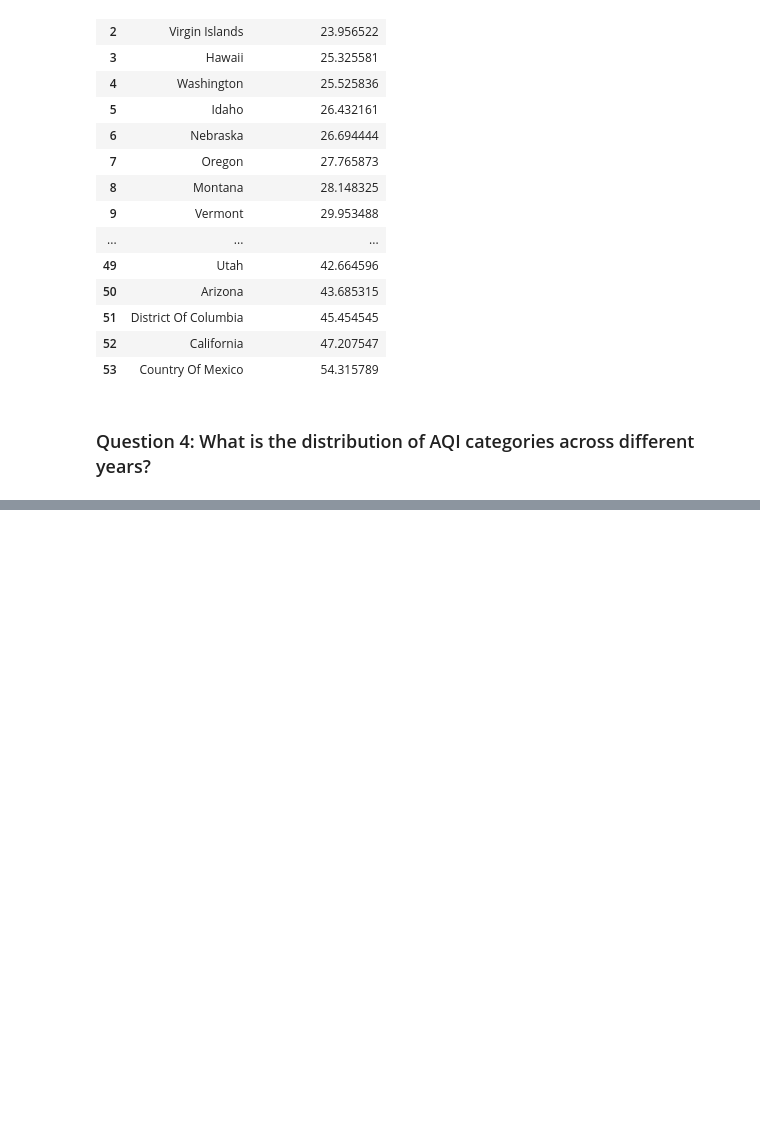
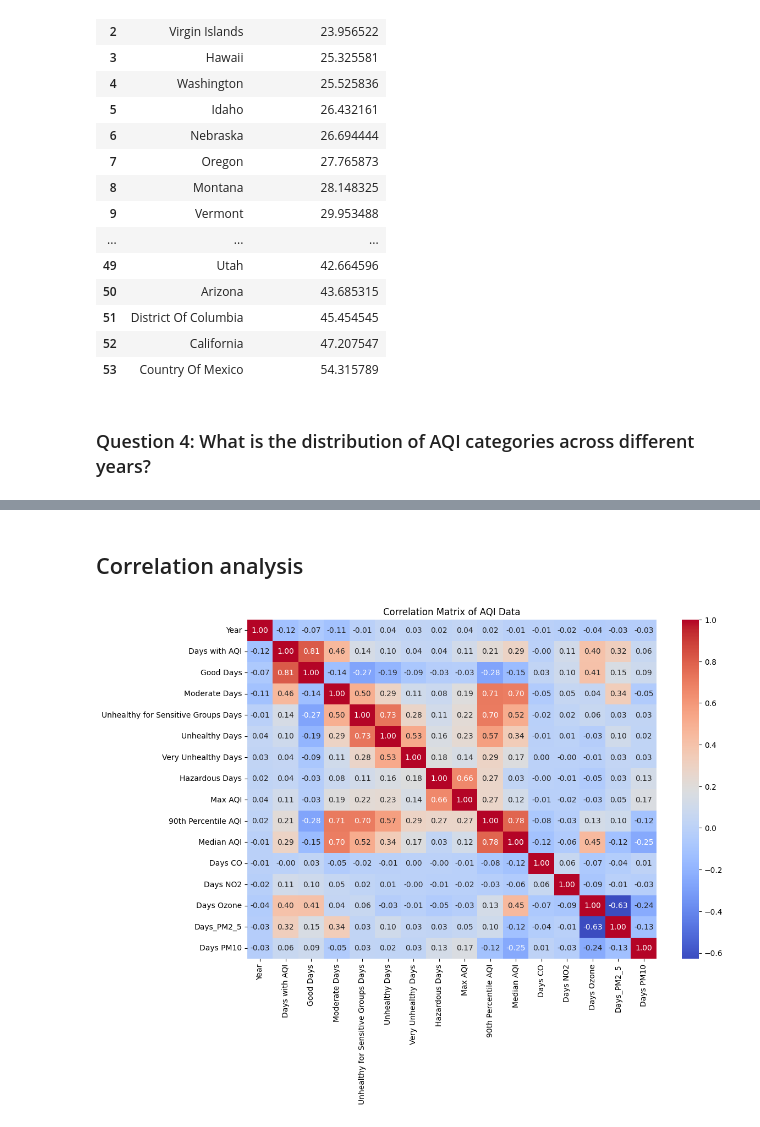
Before and after one commit to HieuVuong001/AQI_analysis, a Jupyter notebook: ProjectCode_CMPE255.ipynb, the cells around one changed output, grey strips where cells are left out. Saved outputs shown, nothing was run; the diff lists cells and outputs as text; code cells hidden in the pictures; blank space fills up the shorter version.

```diff
--- a/ProjectCode_CMPE255.ipynb
+++ b/ProjectCode_CMPE255.ipynb
@@ -619,0 +701,21 @@ fig.show()
+# %%
+# Sort the 'Cluster' column
+annual_aqi_by_county_df = annual_aqi_by_county_df.sort_values('Cluster')
+
+# Creating a dictionary to hold the results
+cluster_dict = {'Cluster': [], 'Counties': [], 'States': []}
+
+# Looping over each cluster to get unique counties and states
+for cluster_num in annual_aqi_by_county_df['Cluster'].unique():
+    cluster_data = annual_aqi_by_county_df[annual_aqi_by_county_df['Cluster'] == cluster_num]
+    unique_counties = list(cluster_data['County'].unique())
+    unique_states = list(cluster_data['State'].unique())
+
+    # Appending the results to the dictionary
+    cluster_dict['Cluster'].append(cluster_num)
+    cluster_dict['Counties'].append(unique_counties)
+    cluster_dict['States'].append(unique_states)
+
+# Converting the dictionary to a DataFrame for a nicer display
+cluster_summary_df = pd.DataFrame(cluster_dict)
+cluster_summary_df
@@ -619,0 +768,16 @@ fig.show()
+# %% [markdown]
+## Correlation analysis
+# %%
+# Select only numeric columns for correlation calculation
+annual_aqi_by_county_numeric_df = annual_aqi_by_county_df.select_dtypes(include=[np.number])
+
+# Calculate the correlation matrix
+correlation_matrix = annual_aqi_by_county_numeric_df.corr()
+
+# Plot a heatmap
+plt.figure(figsize=(12, 8))
+sns.heatmap(correlation_matrix, annot=True, cmap='coolwarm', fmt=".2f")
+plt.title('Correlation Matrix of AQI Data')
+plt.show()
+# %% [output]
+[figure, added]
```
Also changed, not shown: parts of 17 cells of this notebook.
